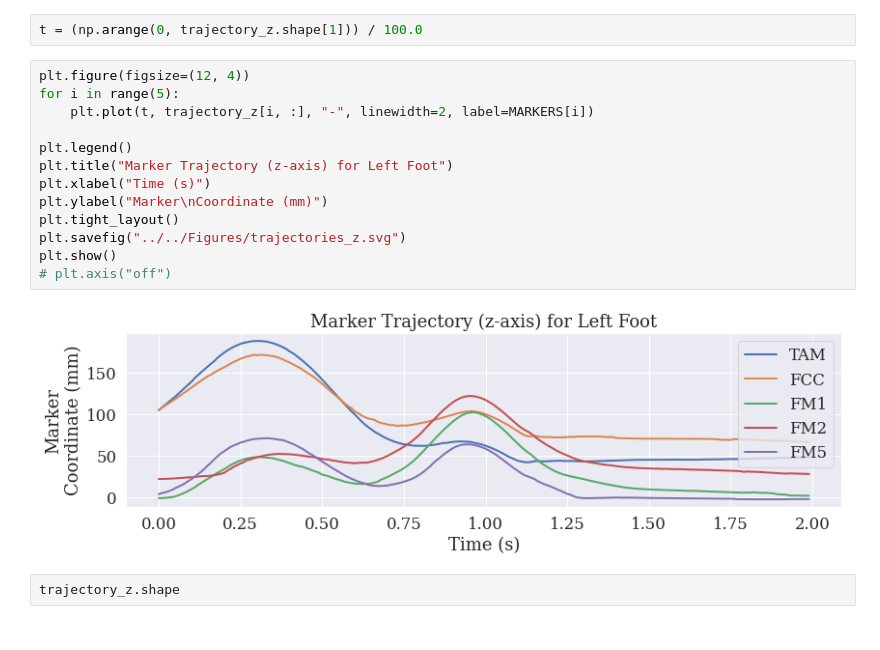
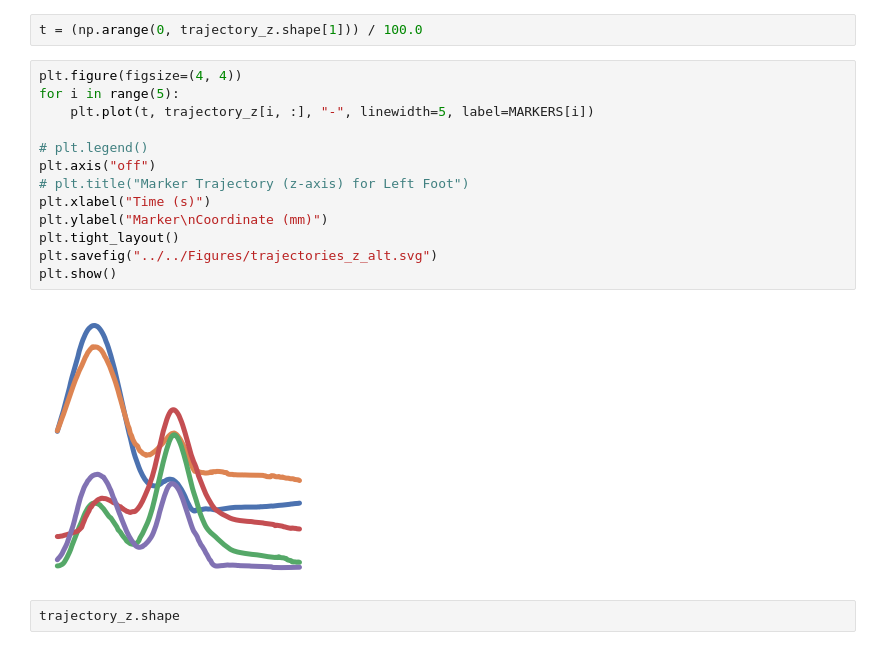
Before and after one commit to atick-faisal/GRF-Synthesis-from-Motion-Trajectories, a Jupyter notebook: src/visualization/visualization_patent.ipynb, the cells around one changed output. Drawn from its saved outputs; the diff is of its cells as text.

Commit message:
Make figures for architecture

```diff
--- a/src/visualization/visualization_patent.ipynb
+++ b/src/visualization/visualization_patent.ipynb
@@ -40,20 +40,20 @@ MARKERS = ["TAM", "FCC", "FM1", "FM2", "FM5"]
 # %%
 t = (np.arange(0, trajectory_z.shape[1])) / 100.0
 # %%
-plt.figure(figsize=(12, 4))
+plt.figure(figsize=(4, 4))
 for i in range(5):
-    plt.plot(t, trajectory_z[i, :], "-", linewidth=2, label=MARKERS[i])
+    plt.plot(t, trajectory_z[i, :], "-", linewidth=5, label=MARKERS[i])
 
-plt.legend()
-plt.title("Marker Trajectory (z-axis) for Left Foot")
+# plt.legend()
+plt.axis("off")
+# plt.title("Marker Trajectory (z-axis) for Left Foot")
 plt.xlabel("Time (s)")
 plt.ylabel("Marker\nCoordinate (mm)")
 plt.tight_layout()
-plt.savefig("../../Figures/trajectories_z.svg")
+plt.savefig("../../Figures/trajectories_z_alt.svg")
 plt.show()
-# plt.axis("off")
 # %% [output]
-[figure, old version]
+[figure, new version]
 # %%
 trajectory_z.shape
 # %% [output]
```
Also changed, not shown: parts of 1 cell of this notebook, 2 other files.
